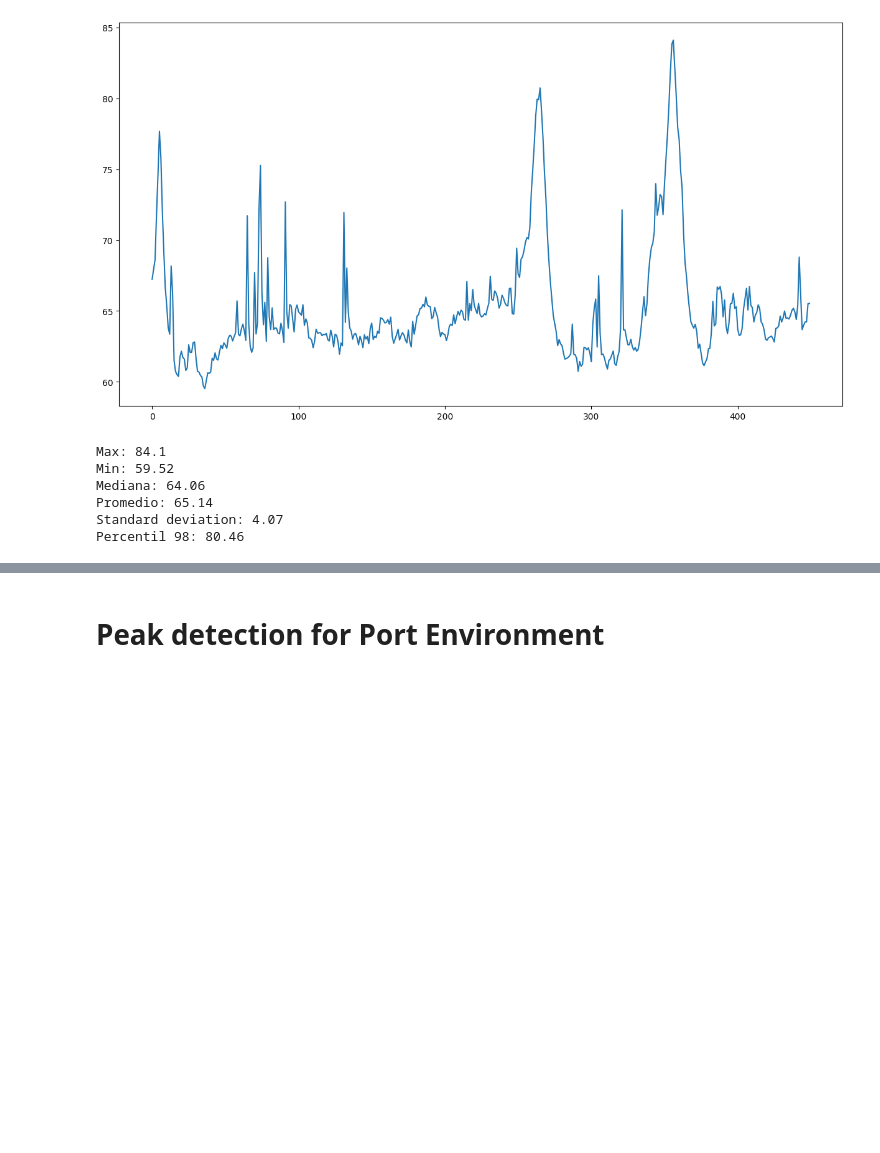
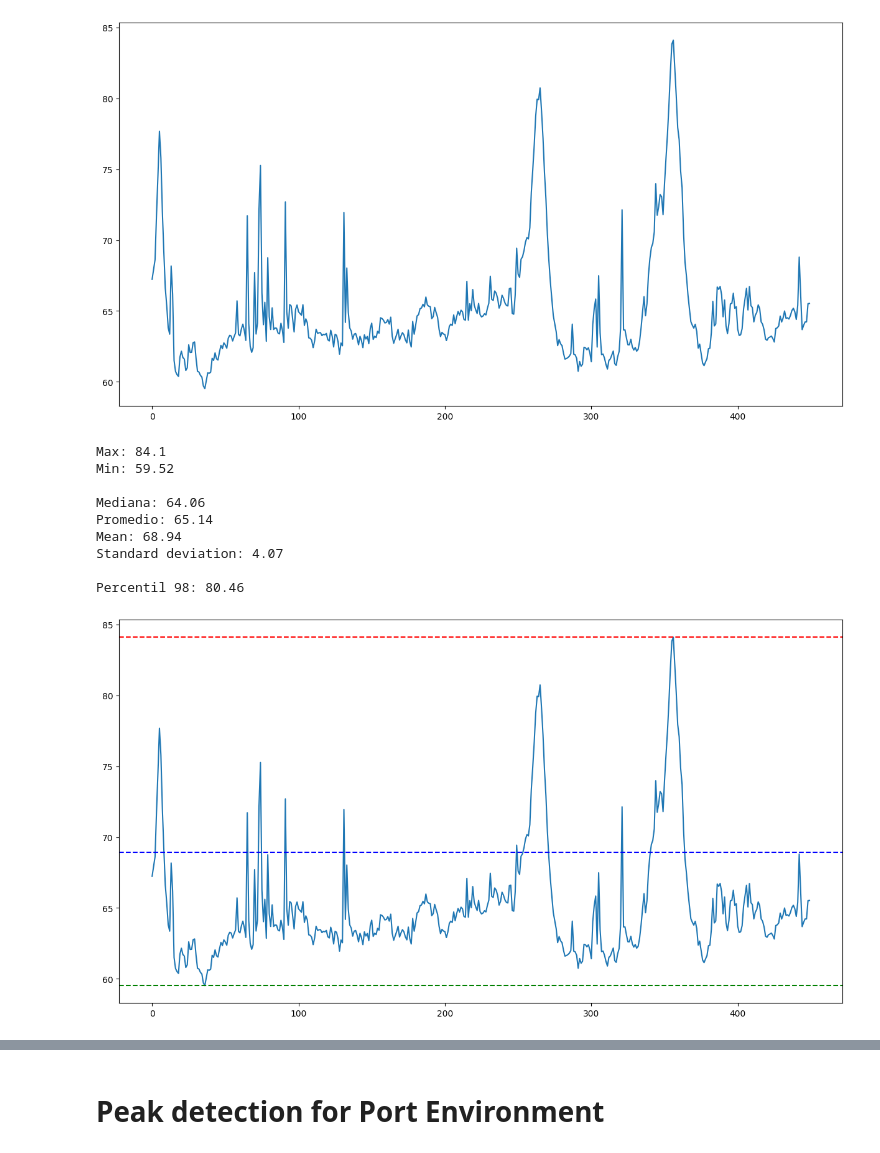
Before and after one commit to aacacustica/Audio_Processing, a Jupyter notebook: AI_Model/Urban_Model/test_pred_slp/visualize/peak_detection.ipynb, the cells around one changed output, grey strips where cells are left out. Saved outputs shown, nothing was run; the diff lists cells and outputs as text; code cells hidden in the pictures; blank space fills up the shorter version.

```diff
--- a/AI_Model/Urban_Model/test_pred_slp/visualize/peak_detection.ipynb
+++ b/AI_Model/Urban_Model/test_pred_slp/visualize/peak_detection.ipynb
@@ -3,6 +3,15 @@ import pandas as pd
 import matplotlib.pyplot as plt
 import numpy as np
 from scipy import signal
+# %%
+# custom functions to perfomr Leq and db sum
+def sum_levels(levels):
+    l = np.array(levels)
+    return 10*np.log10(np.sum(np.power(10,l/10)))
+
+def leq(levels):
+    l = np.array(levels)
+    return 10*np.log10(np.mean(np.power(10,l/10)))
 # %%
 # opne csv file
 csv_file = r"\\192.168.205.117\AAC_Server\PUERTOS\NOISEPORT\20231211_SANTUR\5-Resultados\P1_CONTENEDORES\AI_MODEL\SPL_PREDICTIONS\P1_CONTENEDORES_v1_1.csv"
@@ -33,14 +42,30 @@ plt.show()
 la = df['LA'].values
 print('Max:', np.max(la).round(2))
 print('Min:', np.min(la).round(2))
-print('Mediana:', np.median(la).round(2))
+
+print('\nMediana:', np.median(la).round(2))
 print('Promedio:', np.mean(la).round(2))
+print('Mean:', leq(la).round(2))
 print('Standard deviation:', np.std(la).round(2))
-print('Percentil 98:', np.quantile(la, 0.99).round(2))
+
+print('\nPercentil 98:', np.quantile(la, 0.99).round(2)) # Percentil 98 means that 98% of the data is below this value
 # %% [output]
 Max: 84.1
 Min: 59.52
+
 Mediana: 64.06
 Promedio: 65.14
+Mean: 68.94
 Standard deviation: 4.07
+
 Percentil 98: 80.46
+# %%
+# print continuous lines over the la values for Max, min and mean
+figure = plt.figure(figsize=(15, 8))
+plt.plot(df['LA'])
+plt.axhline(np.max(la), color='r', linestyle='--')
+plt.axhline(np.min(la), color='g', linestyle='--')
+plt.axhline(leq(la), color='b', linestyle='--')
+plt.show()
+# %% [output]
+[figure, added]
```
Also changed, not shown: parts of 4 cells of this notebook, 4 other files.
